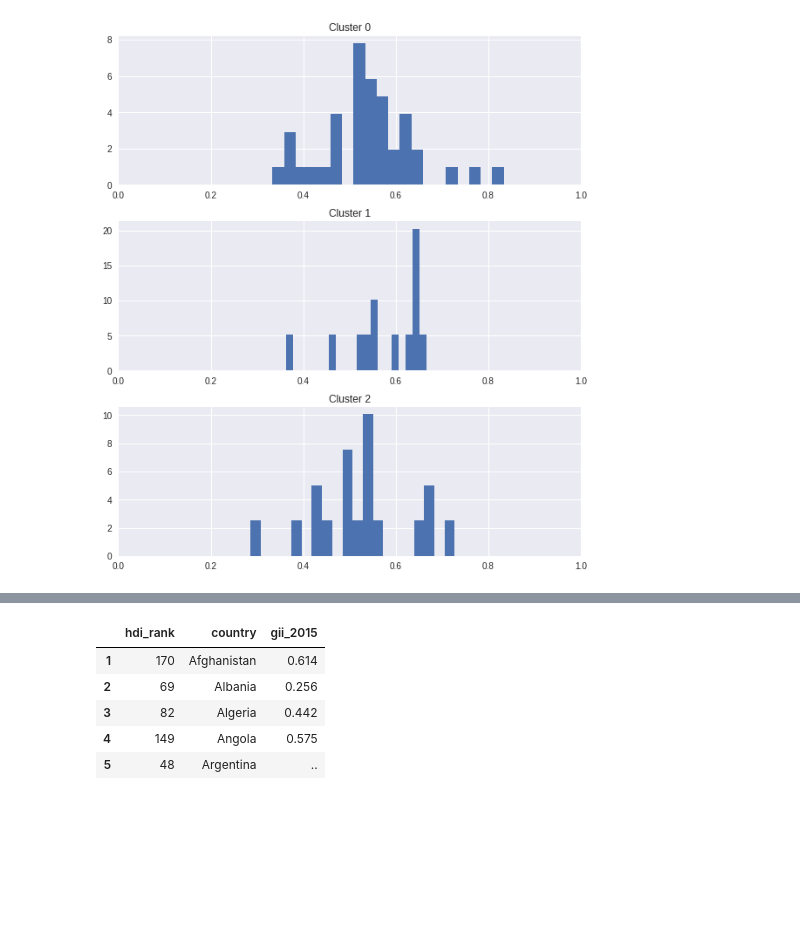
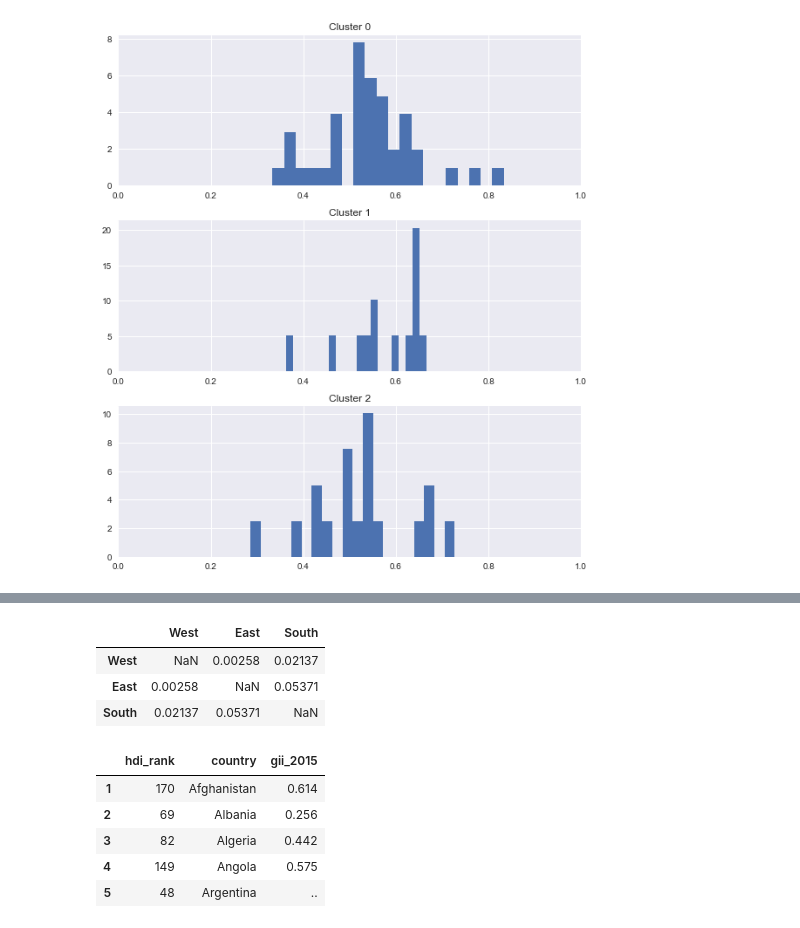
Before and after one commit to paxtonhyde/capstone-I, a Jupyter notebook: notebooks/hypothesis.ipynb, the cells around one changed output, grey strips where cells are left out. Cells and saved outputs as stored; diff of their text form; code cells hidden in the pictures; blank space fills up the shorter version.

```diff
--- a/notebooks/hypothesis.ipynb
+++ b/notebooks/hypothesis.ipynb
@@ -147,3 +135,23 @@ p South:West, age = 0.01822019563892989
+# %%
+significance_level = 0.10
+significance_matrix = pd.DataFrame(index=['West', 'East', 'South'], columns=['West', 'East', 'South'])
+
+for cluster, nextcluster in zip([0, 1, 2], [1, 2, 0]):
+    for i, factor in enumerate(factors):
+        name, namenext = cluster_stats['cluster_name'][cluster], cluster_stats['cluster_name'][nextcluster]
+        significance_matrix[name][namenext] = np.min(cluster_compared_p[cluster][nextcluster])}
+        significance_matrix[namenext][name] = np.min(cluster_compared_p[cluster][nextcluster])
+
+        p = cluster_compared_p[cluster][nextcluster][i]
+        if p < significance_level:
+            pass
+
+significance_matrix.head(3)
+# %% [output]
+|  | West | East | South |
+| West | NaN | 0.00258 | 0.02137 |
+| East | 0.00258 | NaN | 0.05371 |
+| South | 0.02137 | 0.05371 | NaN |
 # %%
 path = f"{DATA_DIRECTORY}/GII.csv"
 gii = pd.read_csv(path)
```
Also changed, not shown: parts of 6 cells of this notebook, 10 other files.
